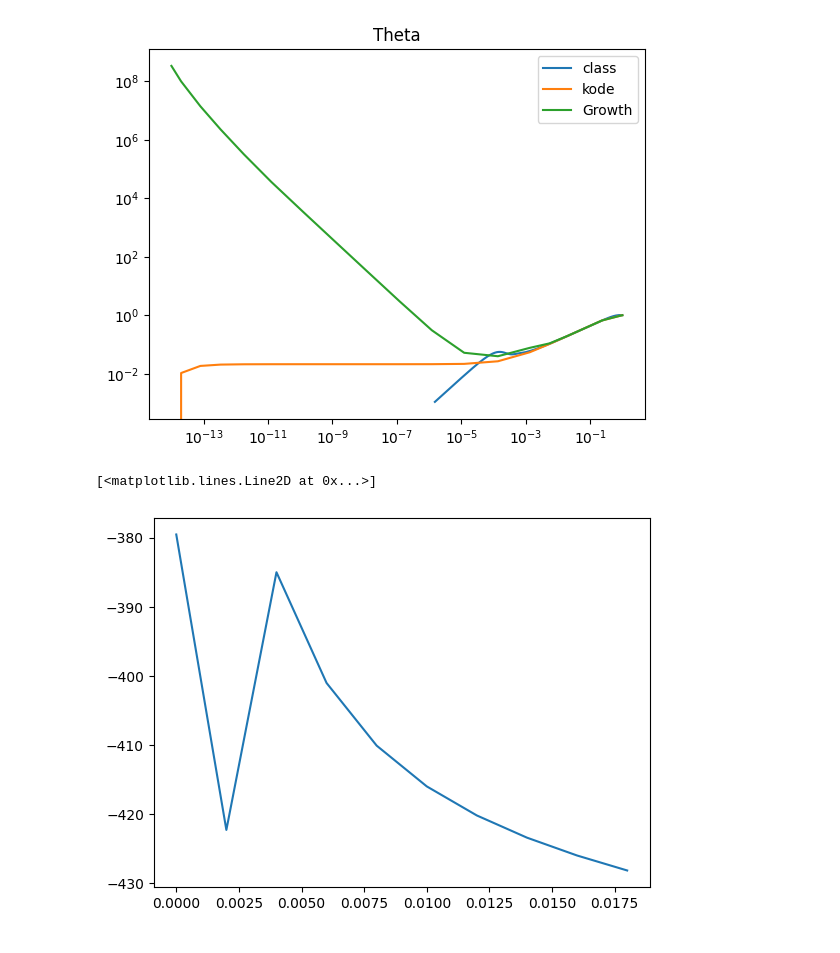
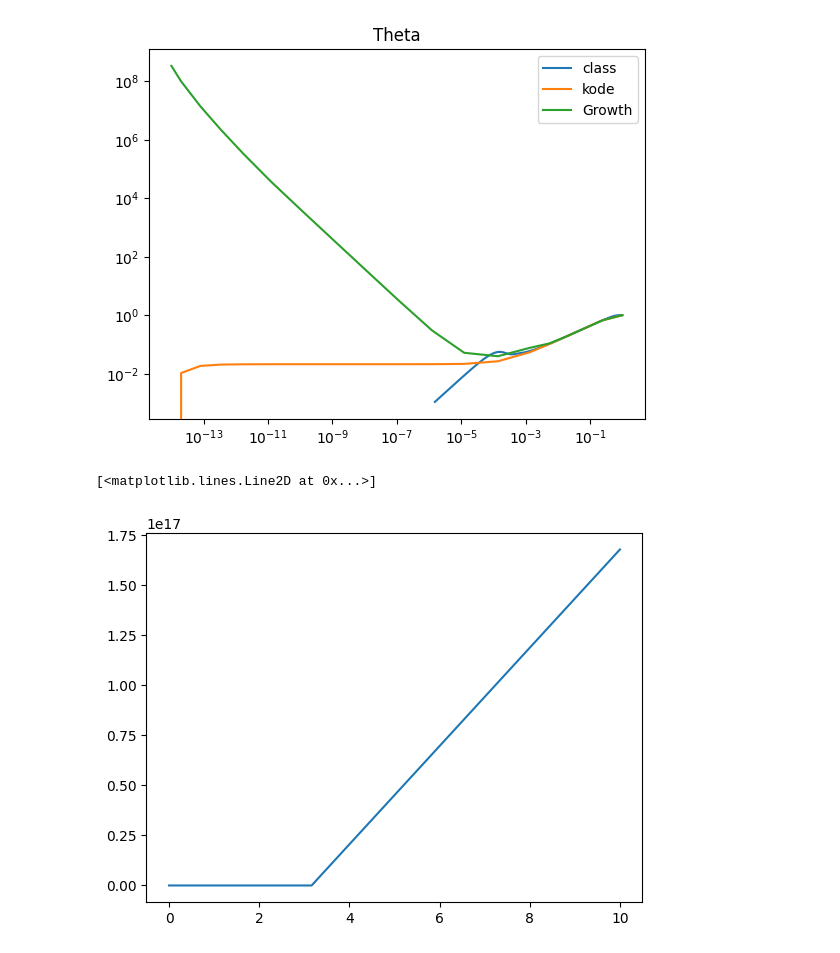
Before and after one commit to eriksteenberg/Power-spectrum-Test, a Jupyter notebook: power spectrum test.ipynb, the cells around one changed output. Saved outputs shown, nothing was run; the diff lists cells and outputs as text; code cells hidden in the pictures.

```diff
--- a/power spectrum test.ipynb
+++ b/power spectrum test.ipynb
@@ -165,40 +165,40 @@ sol1 = sc.solve_ivp(f,t_span=[a0,aend],y0=[tau0])
 tau =sol1.y[0]
 
 def f1(t,y):
     # kun cdm så cs = 0
     # her er t = tau
     a = y[0]
     D = y[1]
     D_dt = y[2]
     k = y[3]
     cs = y[4]
-    #print(t)
     a_dt = a * a * H(a)
     D2_dt2 = 1.5 * H0 * H0 * Omega_M * D / a - a * H(a) * D_dt +  k*k*cs*cs* D
     return [a_dt,D_dt,D2_dt2,0,0]
 
 
 D0 = a0 # 4e-15
 D1 = H0 * np.sqrt(Omega_R) # jeg mener at det kommer af at D' er propto a',
                            # da var noget Thomas gjorde og jeg skal lige tjekke det
 #k = 1e-7
-cs = 0.001
-
+cs = 0.31e-3
 y0 = [H0 * np.sqrt(Omega_R) * tau0, D0 , D1,0,0]
-sol = sc.solve_ivp(f1,t_span=[tau[0],tau[-1]],y0 = y0)
-D_normal = sol.y[1][-1]
-
-k_vec = [2*10**(-3)*i for i in range(10)]
+sol1 = sc.solve_ivp(f1,t_span=[tau[0],tau[-1]],y0 = y0)
+D_normal = sol1.y[1][-1]
+N = 10
+m = 2
+k_vec = np.float_power(10,-np.array([i/m for i in range(-m,m*N+1)]))
 res = np.zeros(len(k_vec))
 i = 0
 for k in k_vec:
     y0 = [H0 * np.sqrt(Omega_R) * tau0, D0 , D1,k,cs]
     sol = sc.solve_ivp(f1,t_span=[tau[0],tau[-1]],y0 = y0)
     D = sol.y[1]
-    res[i] =  D[-1]/D_normal
+    res[i] =  -D[-1]/D_normal
     i += 1
-
+# /D_normal
 plt.plot(k_vec,res)
+#plt.axvline((sol1.y[1][0]/cs)**0.5,0,1)
 # %% [output]
 [<matplotlib.lines.Line2D at 0x...>]
-[figure, old version]
+[figure, new version]
```
Also changed, not shown: parts of 2 cells of this notebook.
